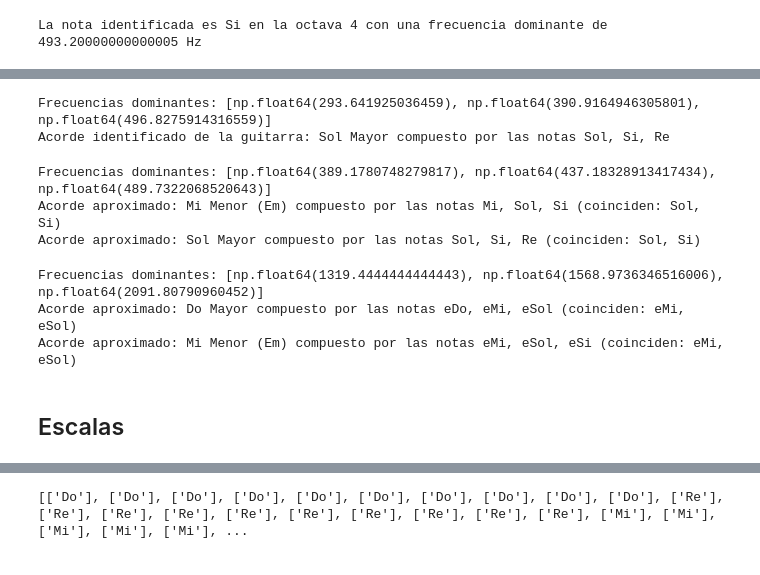
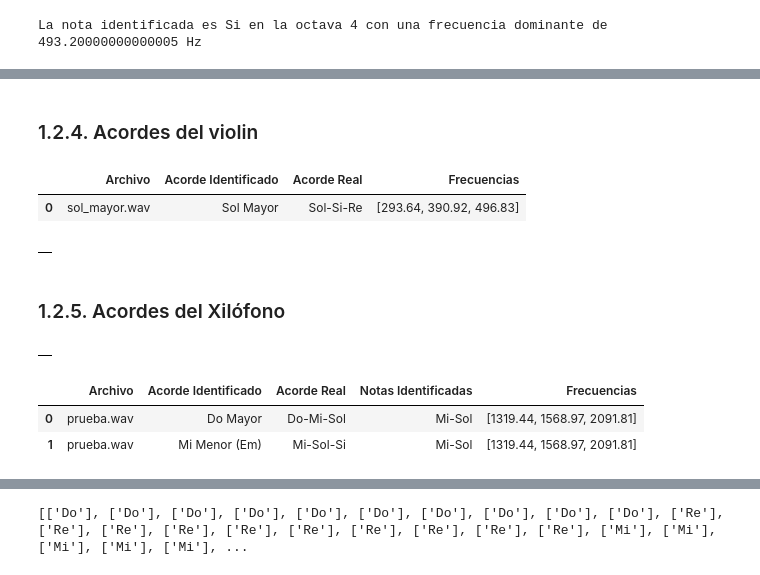
Before and after one commit to MediaMind-ULPGC/P04, a Jupyter notebook: P04.ipynb, the cells around one changed output, grey strips where cells are left out. Drawn from its saved outputs; the diff is of its cells as text; code cells hidden in the pictures.

```diff
--- a/P04.ipynb
+++ b/P04.ipynb
@@ -180,31 +266,27 @@ Acorde identificado de la guitarra: Sol Mayor compuesto por las notas Sol, Si, R
+# %% [markdown]
+### 1.2.4. Acordes del violin
 # %%
-archivo_audio = "./audios/violin/acordes/sol_mayor.wav"
+chords_violin_folder = "./audios/violin/acordes"
 
 identifier = IdentifierChordsFactory.initialize_identifier("Violin")
-result = identifier.identify_chord_from_audio(archivo_audio)
-print(result)
+df_resultados, df_aproximados = get_data_chords(chords_violin_folder, identifier)
+display(df_resultados)
+display(df_aproximados)
 # %% [output]
-Frecuencias dominantes: [np.float64(293.641925036459), np.float64(390.9164946305801), np.float64(496.8275914316559)]
-Acorde identificado de la guitarra: Sol Mayor compuesto por las notas Sol, Si, Re
+|  | Archivo | Acorde Identificado | Acorde Real | Frecuencias |
+| 0 | sol_mayor.wav | Sol Mayor | Sol-Si-Re | [293.64, 390.92, 496.83] |
+|  |
-# %%
-archivo_audio = "./audios/trompeta/acordes/prueba2.wav"
-
-identifier = IdentifierChordsFactory.initialize_identifier("Trumpet")
-result = identifier.identify_chord_from_audio(archivo_audio)
-print(result)
-# %% [output]
-Frecuencias dominantes: [np.float64(389.1780748279817), np.float64(437.18328913417434), np.float64(489.7322068520643)]
-Acorde aproximado: Mi Menor (Em) compuesto por las notas Mi, Sol, Si (coinciden: Sol, Si)
-Acorde aproximado: Sol Mayor compuesto por las notas Sol, Si, Re (coinciden: Sol, Si)
+# %% [markdown]
+### 1.2.5. Acordes del Xilófono
 # %%
-archivo_audio = "./audios/xilofono/acordes/prueba.wav"
+chords_xylophone_folder = "./audios/xilofono/acordes"
 
 identifier = IdentifierChordsFactory.initialize_identifier("Xylophone")
-result = identifier.identify_chord_from_audio(archivo_audio)
-print(result)
+df_resultados, df_aproximados = get_data_chords(chords_xylophone_folder, identifier)
+display(df_resultados)
+display(df_aproximados)
 # %% [output]
-Frecuencias dominantes: [np.float64(1319.4444444444443), np.float64(1568.9736346516006), np.float64(2091.80790960452)]
-Acorde aproximado: Do Mayor compuesto por las notas eDo, eMi, eSol (coinciden: eMi, eSol)
-Acorde aproximado: Mi Menor (Em) compuesto por las notas eMi, eSol, eSi (coinciden: eMi, eSol)
+|  |
+|  | Archivo | Acorde Identificado | Acorde Real | Notas Identificadas | Frecuencias |
+| 0 | prueba.wav | Do Mayor | Do-Mi-Sol | Mi-Sol | [1319.44, 1568.97, 2091.81] |
+| 1 | prueba.wav | Mi Menor (Em) | Mi-Sol-Si | Mi-Sol | [1319.44, 1568.97, 2091.81] |
-# %% [markdown]
-## Escalas
```
Also changed, not shown: parts of 11 cells of this notebook, 2 other files.
